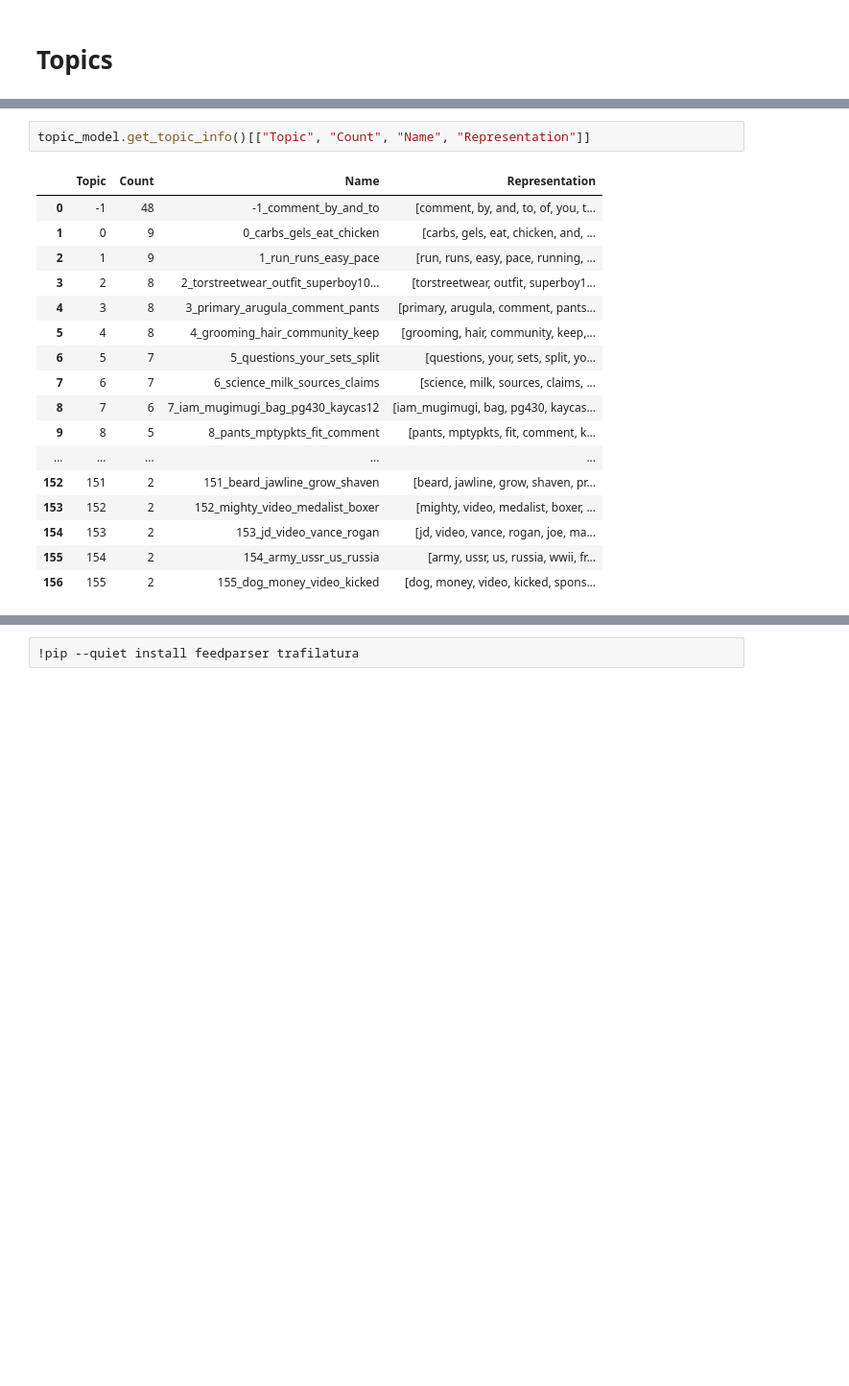
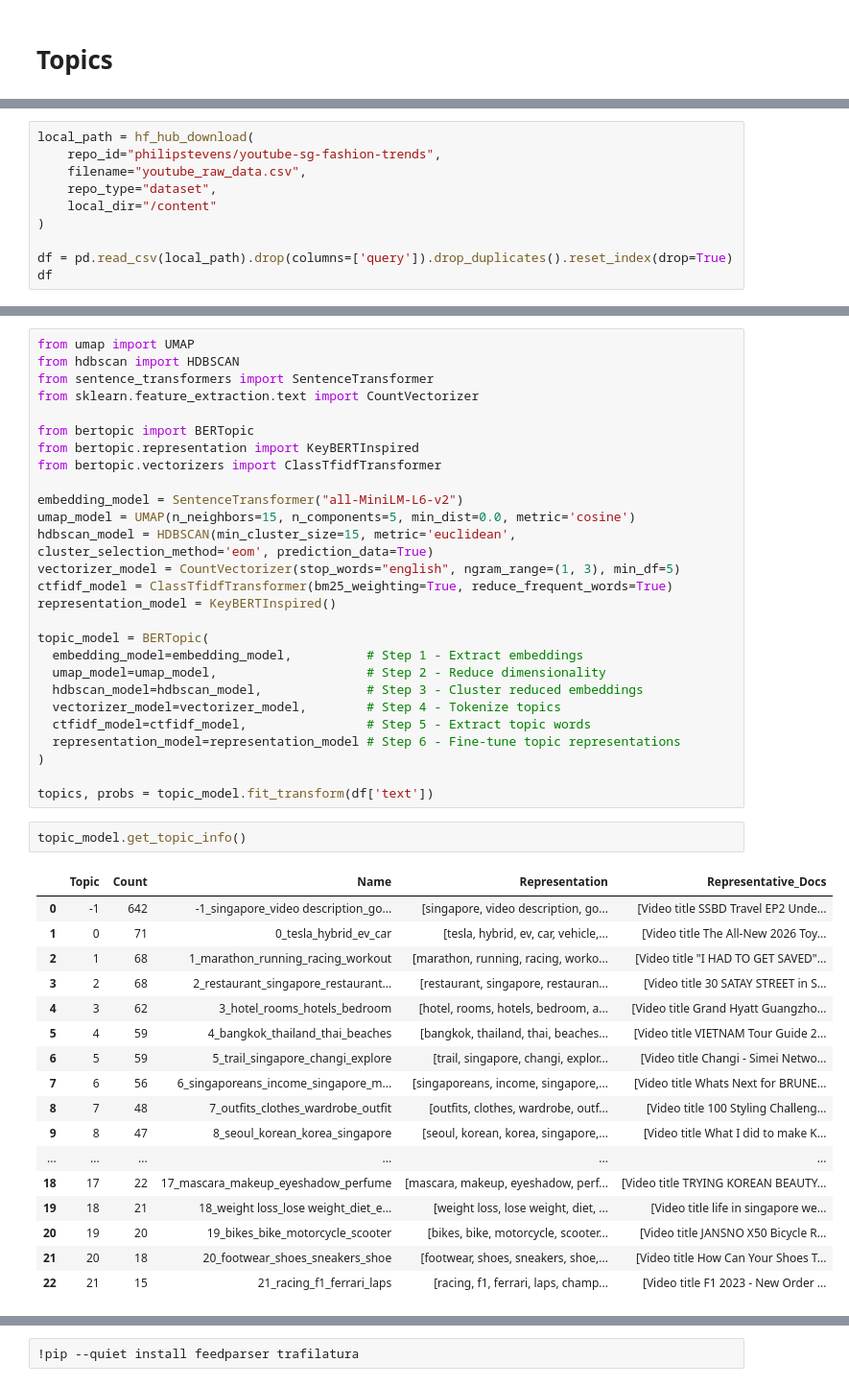
Before and after one commit to philipstevens/drizzlin-mvp, a Jupyter notebook: Drizlin.ipynb, the cells around one changed output, grey strips where cells are left out. Shown at 96% size. Cells and saved outputs as stored; diff of their text form; blank space fills up the shorter version.

```diff
--- a/Drizlin.ipynb
+++ b/Drizlin.ipynb
@@ -329,0 +387,10 @@ topics, probs = topic_model.fit_transform(df["text"])
+# %%
+local_path = hf_hub_download(
+    repo_id="philipstevens/youtube-sg-fashion-trends",
+    filename="youtube_raw_data.csv",
+    repo_type="dataset",
+    local_dir="/content"
+)
+
+df = pd.read_csv(local_path).drop(columns=['query']).drop_duplicates().reset_index(drop=True)
+df
@@ -330,20 +490,47 @@ topics, probs = topic_model.fit_transform(df["text"])
+# %%
+from umap import UMAP
+from hdbscan import HDBSCAN
+from sentence_transformers import SentenceTransformer
+from sklearn.feature_extraction.text import CountVectorizer
+
+from bertopic import BERTopic
+from bertopic.representation import KeyBERTInspired
+from bertopic.vectorizers import ClassTfidfTransformer
+
+embedding_model = SentenceTransformer("all-MiniLM-L6-v2")
+umap_model = UMAP(n_neighbors=15, n_components=5, min_dist=0.0, metric='cosine')
+hdbscan_model = HDBSCAN(min_cluster_size=15, metric='euclidean', cluster_selection_method='eom', prediction_data=True)
+vectorizer_model = CountVectorizer(stop_words="english", ngram_range=(1, 3), min_df=5)
+ctfidf_model = ClassTfidfTransformer(bm25_weighting=True, reduce_frequent_words=True)
+representation_model = KeyBERTInspired()
+
+topic_model = BERTopic(
+  embedding_model=embedding_model,          # Step 1 - Extract embeddings
+  umap_model=umap_model,                    # Step 2 - Reduce dimensionality
+  hdbscan_model=hdbscan_model,              # Step 3 - Cluster reduced embeddings
+  vectorizer_model=vectorizer_model,        # Step 4 - Tokenize topics
+  ctfidf_model=ctfidf_model,                # Step 5 - Extract topic words
+  representation_model=representation_model # Step 6 - Fine-tune topic representations
+)
+
+topics, probs = topic_model.fit_transform(df['text'])
 # %%
-topic_model.get_topic_info()[["Topic", "Count", "Name", "Representation"]]
+topic_model.get_topic_info()
 # %% [output]
-|  | Topic | Count | Name | Representation |
-| 0 | -1 | 48 | -1_comment_by_and_to | [comment, by, and, to, of, you, t... |
-| 1 | 0 | 9 | 0_carbs_gels_eat_chicken | [carbs, gels, eat, chicken, and, ... |
-| 2 | 1 | 9 | 1_run_runs_easy_pace | [run, runs, easy, pace, running, ... |
-| 3 | 2 | 8 | 2_torstreetwear_outfit_superboy10... | [torstreetwear, outfit, superboy1... |
-| 4 | 3 | 8 | 3_primary_arugula_comment_pants | [primary, arugula, comment, pants... |
-| 5 | 4 | 8 | 4_grooming_hair_community_keep | [grooming, hair, community, keep,... |
-| 6 | 5 | 7 | 5_questions_your_sets_split | [questions, your, sets, split, yo... |
-| 7 | 6 | 7 | 6_science_milk_sources_claims | [science, milk, sources, claims, ... |
-| 8 | 7 | 6 | 7_iam_mugimugi_bag_pg430_kaycas12 | [iam_mugimugi, bag, pg430, kaycas... |
-| 9 | 8 | 5 | 8_pants_mptypkts_fit_comment | [pants, mptypkts, fit, comment, k... |
-| ... | ... | ... | ... | ... |
-| 152 | 151 | 2 | 151_beard_jawline_grow_shaven | [beard, jawline, grow, shaven, pr... |
-| 153 | 152 | 2 | 152_mighty_video_medalist_boxer | [mighty, video, medalist, boxer, ... |
-| 154 | 153 | 2 | 153_jd_video_vance_rogan | [jd, video, vance, rogan, joe, ma... |
-| 155 | 154 | 2 | 154_army_ussr_us_russia | [army, ussr, us, russia, wwii, fr... |
-| 156 | 155 | 2 | 155_dog_money_video_kicked | [dog, money, video, kicked, spons... |
+|  | Topic | Count | Name | Representation | Representative_Docs |
+| 0 | -1 | 642 | -1_singapore_video description_go... | [singapore, video description, go... | [Video title SSBD Travel EP2 Unde... |
+| 1 | 0 | 71 | 0_tesla_hybrid_ev_car | [tesla, hybrid, ev, car, vehicle,... | [Video title The All-New 2026 Toy... |
+| 2 | 1 | 68 | 1_marathon_running_racing_workout | [marathon, running, racing, worko... | [Video title "I HAD TO GET SAVED"... |
+| 3 | 2 | 68 | 2_restaurant_singapore_restaurant... | [restaurant, singapore, restauran... | [Video title 30 SATAY STREET in S... |
+| 4 | 3 | 62 | 3_hotel_rooms_hotels_bedroom | [hotel, rooms, hotels, bedroom, a... | [Video title Grand Hyatt Guangzho... |
+| 5 | 4 | 59 | 4_bangkok_thailand_thai_beaches | [bangkok, thailand, thai, beaches... | [Video title VIETNAM Tour Guide 2... |
+| 6 | 5 | 59 | 5_trail_singapore_changi_explore | [trail, singapore, changi, explor... | [Video title Changi - Simei Netwo... |
+| 7 | 6 | 56 | 6_singaporeans_income_singapore_m... | [singaporeans, income, singapore,... | [Video title Whats Next for BRUNE... |
+| 8 | 7 | 48 | 7_outfits_clothes_wardrobe_outfit | [outfits, clothes, wardrobe, outf... | [Video title 100 Styling Challeng... |
+| 9 | 8 | 47 | 8_seoul_korean_korea_singapore | [seoul, korean, korea, singapore,... | [Video title What I did to make K... |
+| ... | ... | ... | ... | ... | ... |
+| 18 | 17 | 22 | 17_mascara_makeup_eyeshadow_perfume | [mascara, makeup, eyeshadow, perf... | [Video title TRYING KOREAN BEAUTY... |
+| 19 | 18 | 21 | 18_weight loss_lose weight_diet_e... | [weight loss, lose weight, diet, ... | [Video title life in singapore we... |
+| 20 | 19 | 20 | 19_bikes_bike_motorcycle_scooter | [bikes, bike, motorcycle, scooter... | [Video title JANSNO X50 Bicycle R... |
+| 21 | 20 | 18 | 20_footwear_shoes_sneakers_shoe | [footwear, shoes, sneakers, shoe,... | [Video title How Can Your Shoes T... |
+| 22 | 21 | 15 | 21_racing_f1_ferrari_laps | [racing, f1, ferrari, laps, champ... | [Video title F1 2023 - New Order ... |
```
Also changed, not shown: parts of 32 cells of this notebook.
